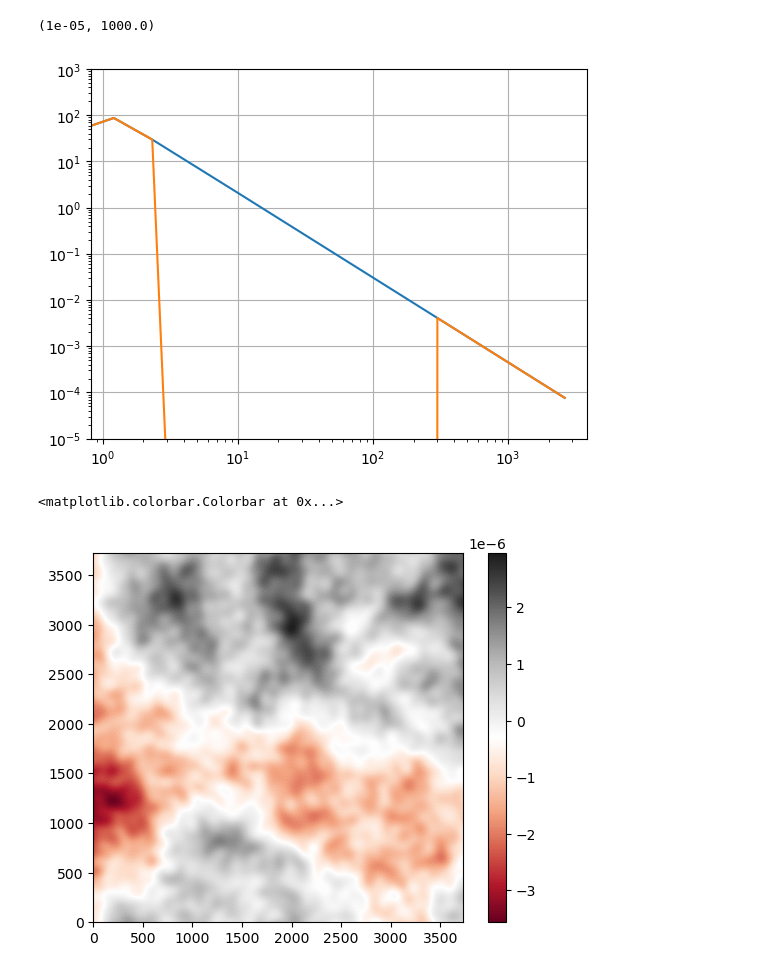
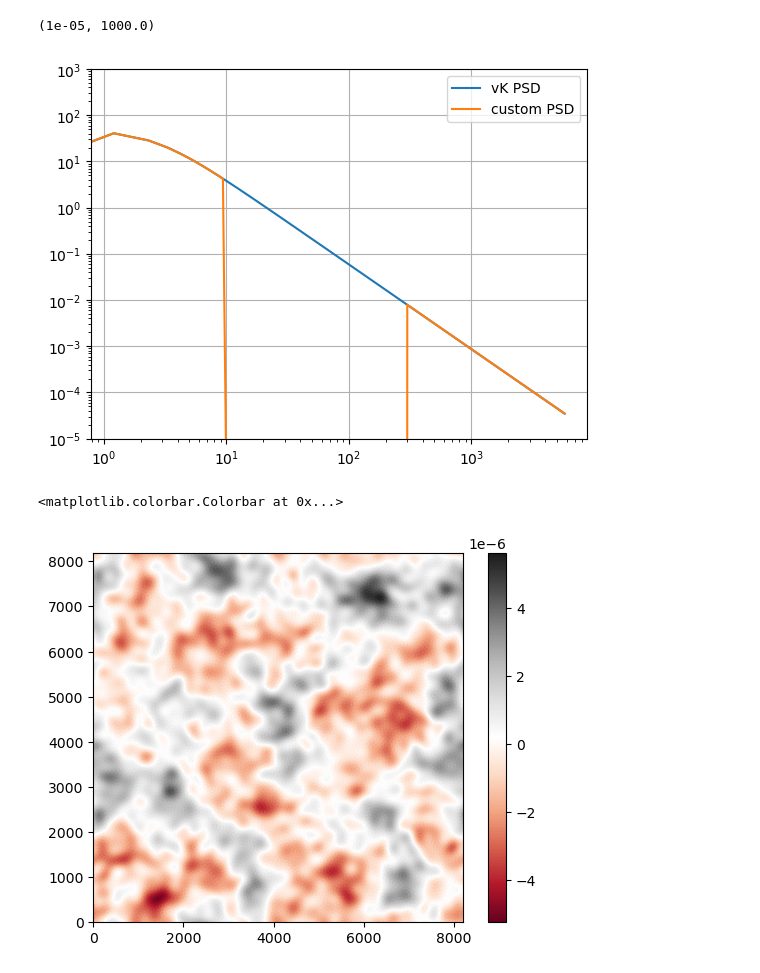
Before and after one commit to ArcetriAdaptiveOptics/arte, a Jupyter notebook: notebook/scratch_atmo_psds.ipynb, the cells around one changed output. Drawn from its saved outputs; the diff is of its cells as text; code cells hidden in the pictures.

```diff
--- a/notebook/scratch_atmo_psds.ipynb
+++ b/notebook/scratch_atmo_psds.ipynb
@@ -32,7 +32,7 @@ def showZoomCenter(image, pixelSize, maxValLog=None, red=0.2, mask=None, **kwarg
         imageZoomedLog = masked_array(imageZoomedLog, mask=1-mask[roi[0]: roi[1], roi[0]:roi[1]])
     imageShow(imageZoomedLog, pixelSize=pixelSize, **kwargs)
 # %%
-class MyPhaseGenerator(PhaseGenerator):
+class MyPhaseGenerator(AbstractPhaseScreenGenerator):
 
     def __init__(self,
                  screenSizeInPixels,
@@ -56,8 +56,8 @@ class MyPhaseGenerator(PhaseGenerator):
     def _get_scaling(self):
         return np.sqrt(0.0228) * self._screenSzInPx**(5. / 6)
 # %%
-pixPerMeter = 256
-D = 1.82
+pixPerMeter = 128
+D = 8
 N = 8
 
 Nmeters = N * D
@@ -91,22 +91,23 @@ rad_psd, distance = computeRadialProfile(psd, Npix//2, Npix//2)
 # %%
 mphs = MyPhaseGenerator(Npix,Nmeters,outerScaleInMeters=25)
 
 fMap = mphs._spatial_frequency(Npix)
-psd = mphs._get_power_spectral_density(fMap, min_freq=30, max_freq=300, damp=1e-10) * phs._get_scaling()
+psd = mphs._get_power_spectral_density(fMap, min_freq=10, max_freq=300, damp=1e-10) * phs._get_scaling()
 
 psd = np.fft.fftshift(psd)
 myrad_psd, distance = computeRadialProfile(psd, Npix//2, Npix//2)
 
 plt.figure()
-plt.plot(distance, rad_psd)
-plt.plot(distance, myrad_psd)
+plt.plot(distance, rad_psd, label='vK PSD')
+plt.plot(distance, myrad_psd, label='custom PSD')
+plt.legend()
 plt.grid()
 plt.xscale('log')
 plt.yscale('log')
 plt.ylim([1e-5,1e+3])
 # %% [output]
 (1e-05, 1000.0)
-[figure, old version]
+[figure, new version]
 # %%
 mphs.generate_normalized_phase_screens(1)
 screen = mphs._phaseScreens[0]*phs._normalizationFactor/(2*np.pi)*500e-9
@@ -115,7 +116,7 @@ plt.imshow(screen,origin='lower',cmap='RdGy')
 plt.colorbar()
 # %% [output]
 <matplotlib.colorbar.Colorbar at 0x...>
-[figure, old version]
+[figure, new version]
 # %%
 cmask = CircularMask((screen.shape[0],screen.shape[1]),maskRadius=pixPerMeter//2)
 phase = screen[~cmask.mask()]
```
Also changed, not shown: parts of 8 cells of this notebook.
